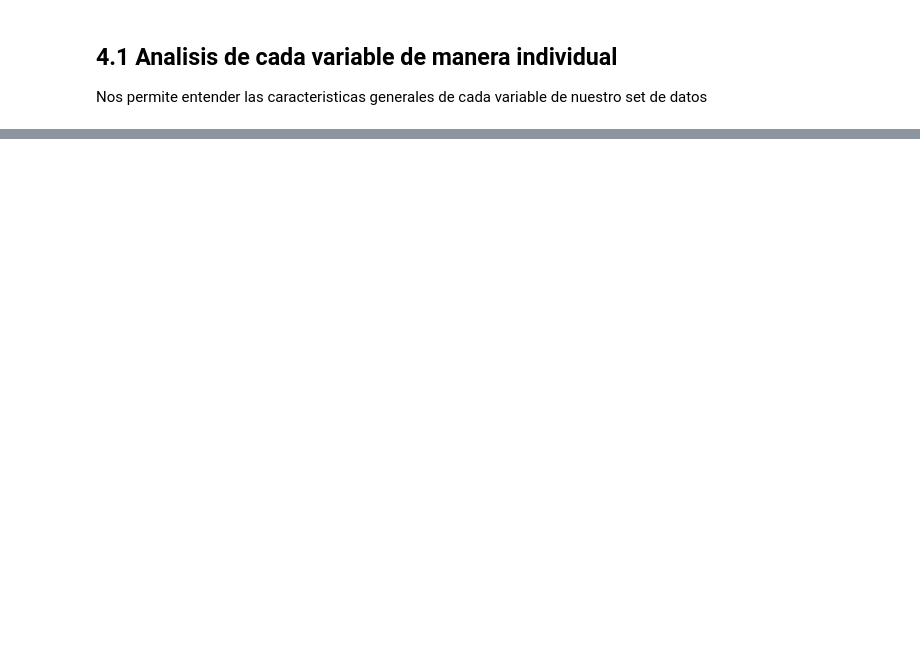
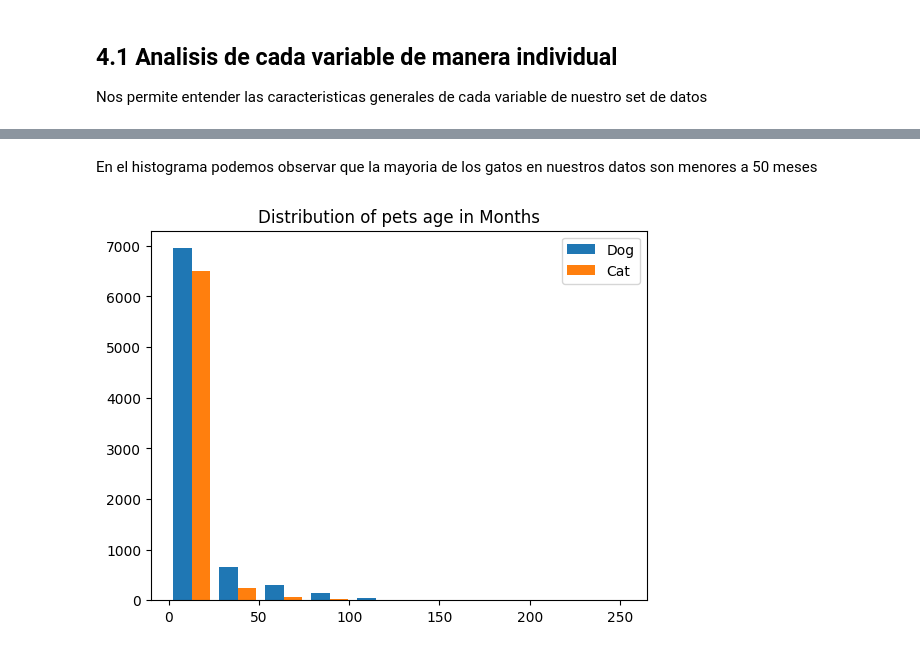
Before and after one commit to Nicoch6/Labo2_Entrega, a Jupyter notebook: 02-EDA.ipynb, the cells around one changed output, grey strips where cells are left out. Cells and saved outputs as stored; diff of their text form; code cells hidden in the pictures; blank space fills up the shorter version.

```diff
--- a/02-EDA.ipynb
+++ b/02-EDA.ipynb
@@ -84,0 +216,15 @@ memory usage: 2.7+ MB
+# %% [markdown]
+En el histograma podemos observar que la mayoria de los gatos en nuestros datos son menores a 50 meses
+# %%
+bins = [0,12,24,36,48,60,72,84,120]
+fig, ax = plt.subplots()
+
+age_dogs=train[train['Type'] == 1]['Age']
+age_cats=train[train['Type'] == 2]['Age']
+
+#plt.hist([age_dogs,age_cats],bins = bins)
+plt.hist([age_dogs,age_cats])
+plt.legend(["Dog","Cat"])
+plt.title('Distribution of pets age in Months');
+# %% [output]
+[figure, added]
```
Also changed, not shown: parts of 22 cells of this notebook, 1 other file.
